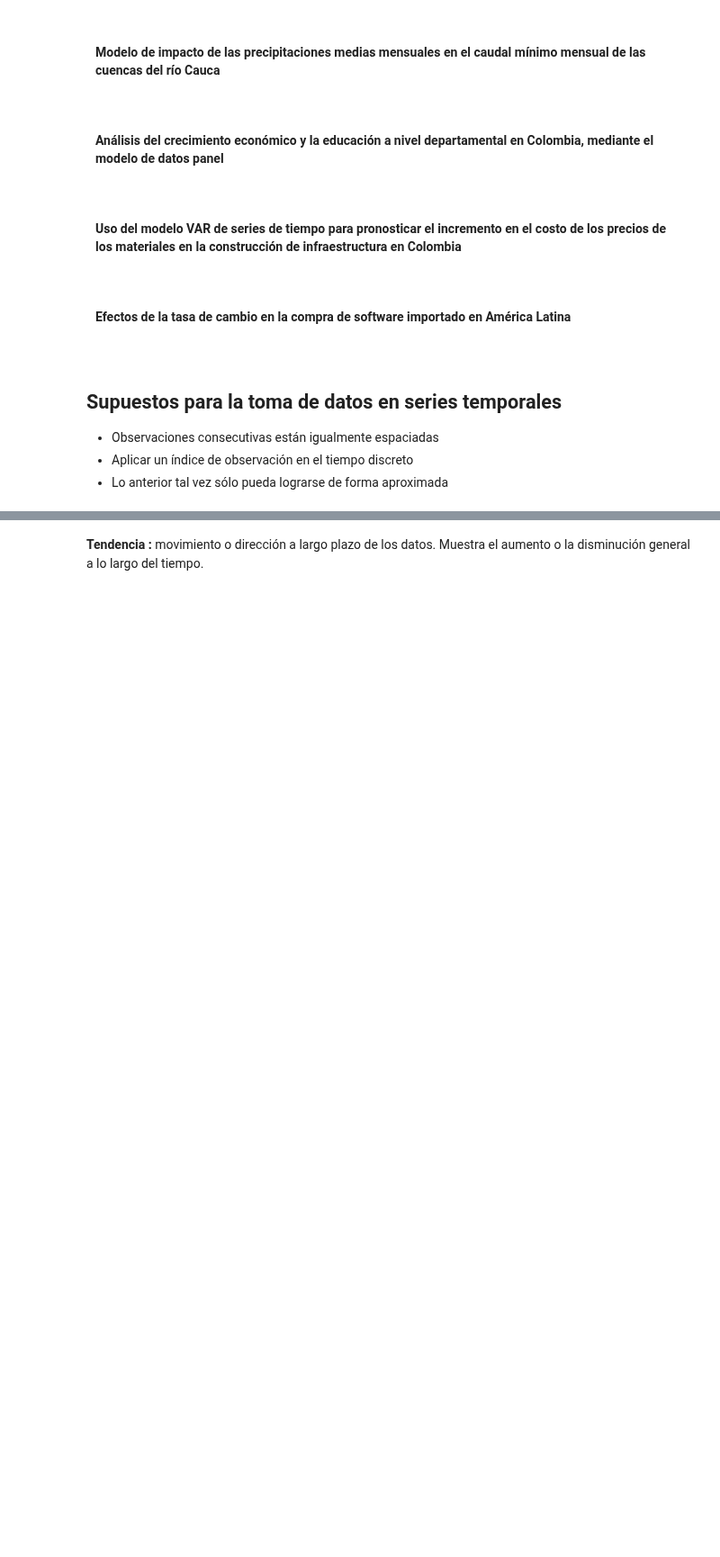
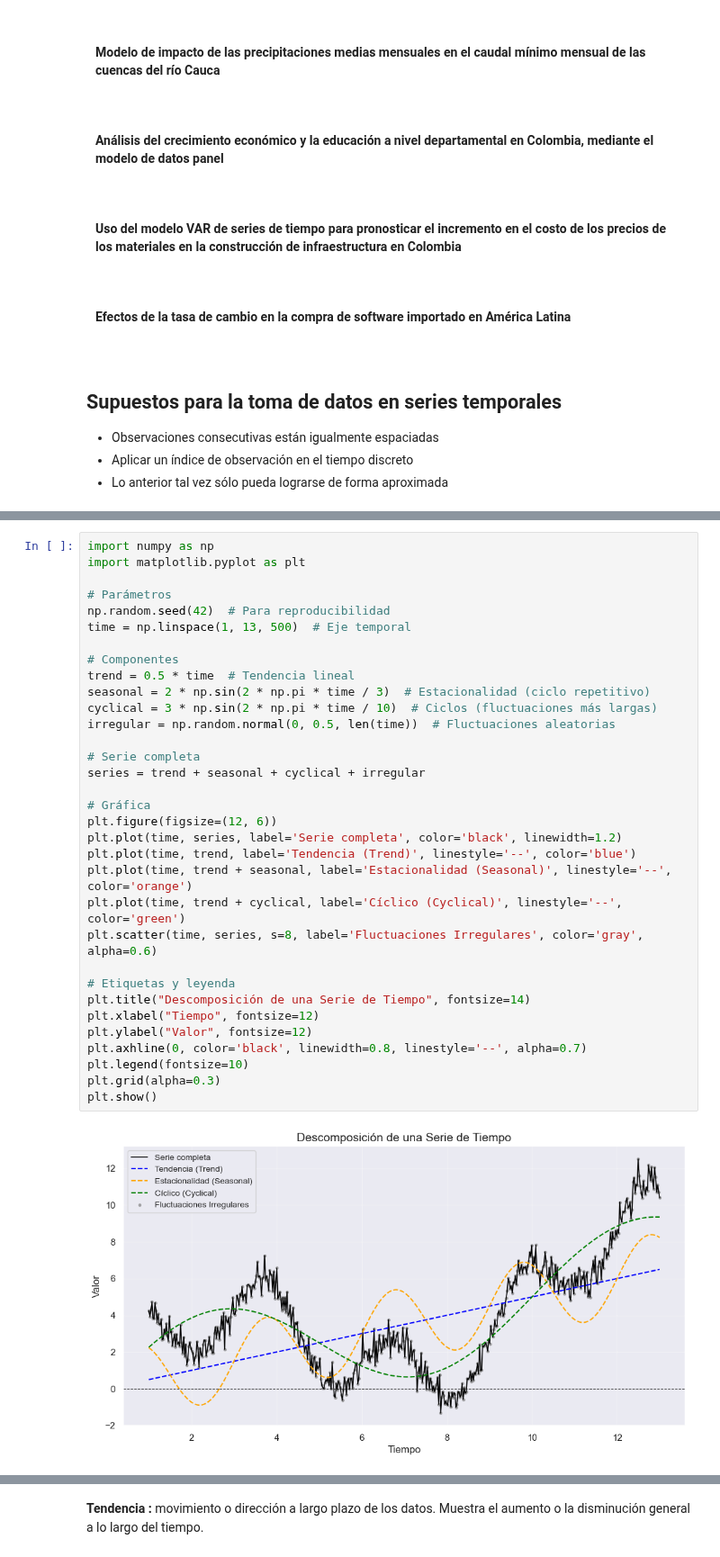
Before and after one commit to Wilsonsr/Series-de-Tiempo, a Jupyter notebook: Cuadernos Python/1_Introduccion.ipynb, the cells around one changed output, grey strips where cells are left out. Shown at 90% size. Saved outputs shown, nothing was run; the diff lists cells and outputs as text; blank space fills up the shorter version.

```diff
--- a/Cuadernos Python/1_Introduccion.ipynb
+++ b/Cuadernos Python/1_Introduccion.ipynb
@@ -226,0 +249,35 @@ donde:
+# %%
+import numpy as np
+import matplotlib.pyplot as plt
+
+# Parámetros
+np.random.seed(42)  # Para reproducibilidad
+time = np.linspace(1, 13, 500)  # Eje temporal
+
+# Componentes
+trend = 0.5 * time  # Tendencia lineal
+seasonal = 2 * np.sin(2 * np.pi * time / 3)  # Estacionalidad (ciclo repetitivo)
+cyclical = 3 * np.sin(2 * np.pi * time / 10)  # Ciclos (fluctuaciones más largas)
+irregular = np.random.normal(0, 0.5, len(time))  # Fluctuaciones aleatorias
+
+# Serie completa
+series = trend + seasonal + cyclical + irregular
+
+# Gráfica
+plt.figure(figsize=(12, 6))
+plt.plot(time, series, label='Serie completa', color='black', linewidth=1.2)
+plt.plot(time, trend, label='Tendencia (Trend)', linestyle='--', color='blue')
+plt.plot(time, trend + seasonal, label='Estacionalidad (Seasonal)', linestyle='--', color='orange')
+plt.plot(time, trend + cyclical, label='Cíclico (Cyclical)', linestyle='--', color='green')
+plt.scatter(time, series, s=8, label='Fluctuaciones Irregulares', color='gray', alpha=0.6)
+
+# Etiquetas y leyenda
+plt.title("Descomposición de una Serie de Tiempo", fontsize=14)
+plt.xlabel("Tiempo", fontsize=12)
+plt.ylabel("Valor", fontsize=12)
+plt.axhline(0, color='black', linewidth=0.8, linestyle='--', alpha=0.7)
+plt.legend(fontsize=10)
+plt.grid(alpha=0.3)
+plt.show()
+# %% [output]
+[figure, added]
```
Also changed, not shown: parts of 4 cells of this notebook.
